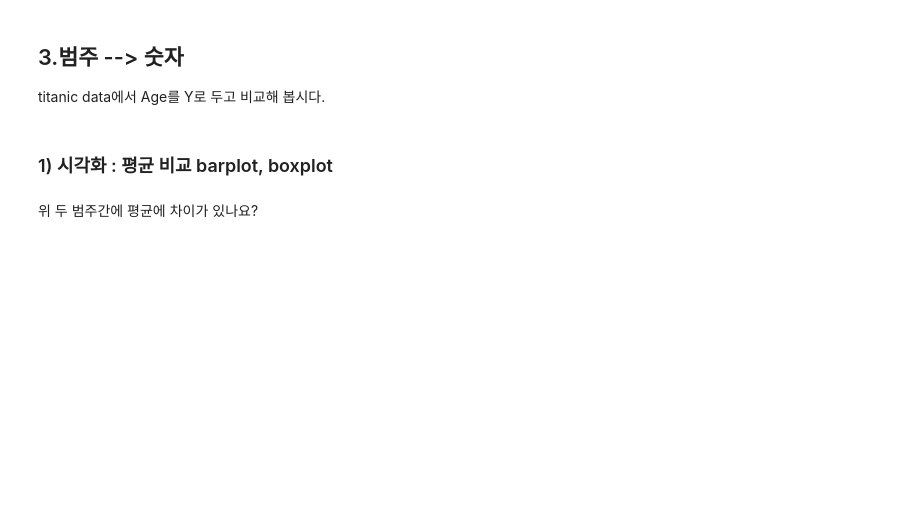
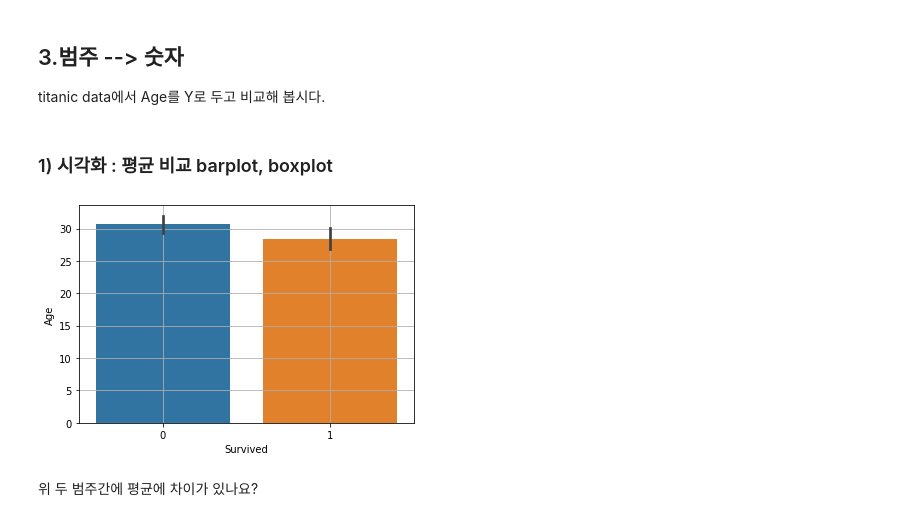
Before and after one commit to prefer100/ai_practice, a Jupyter notebook: 데이터분석/08과 이변량_범주 vs 숫자.ipynb, the cells around one changed output. Drawn from its saved outputs; the diff is of its cells as text; code cells hidden in the pictures; blank space fills up the shorter version.

```diff
--- a/데이터분석/08과 이변량_범주 vs 숫자.ipynb
+++ b/데이터분석/08과 이변량_범주 vs 숫자.ipynb
@@ -263,7 +282,10 @@ titanic data에서 Age를 Y로 두고 비교해 봅시다.
 # %%
 # sns.barplot는 두 범주의 평균 비교 sns.barplot
 sns.barplot(x="Survived", y="Age", data=titanic)
+plt.grid()
 plt.show()
+# %% [output]
+[figure, added]
 # %% [markdown]
 위 두 범주간에 평균에 차이가 있나요?
 # %%
```
Also changed, not shown: parts of 53 cells of this notebook, 3 other files.
